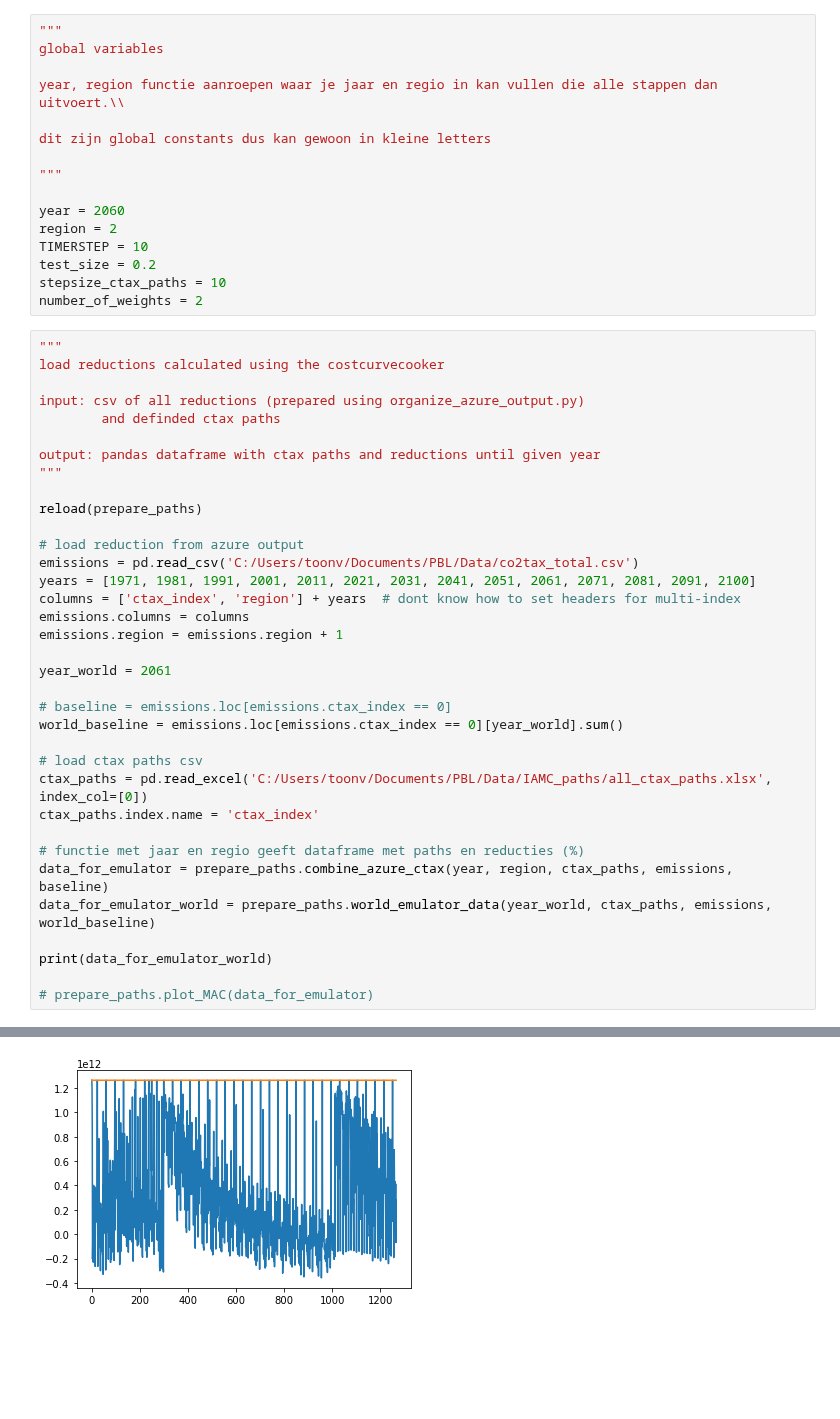
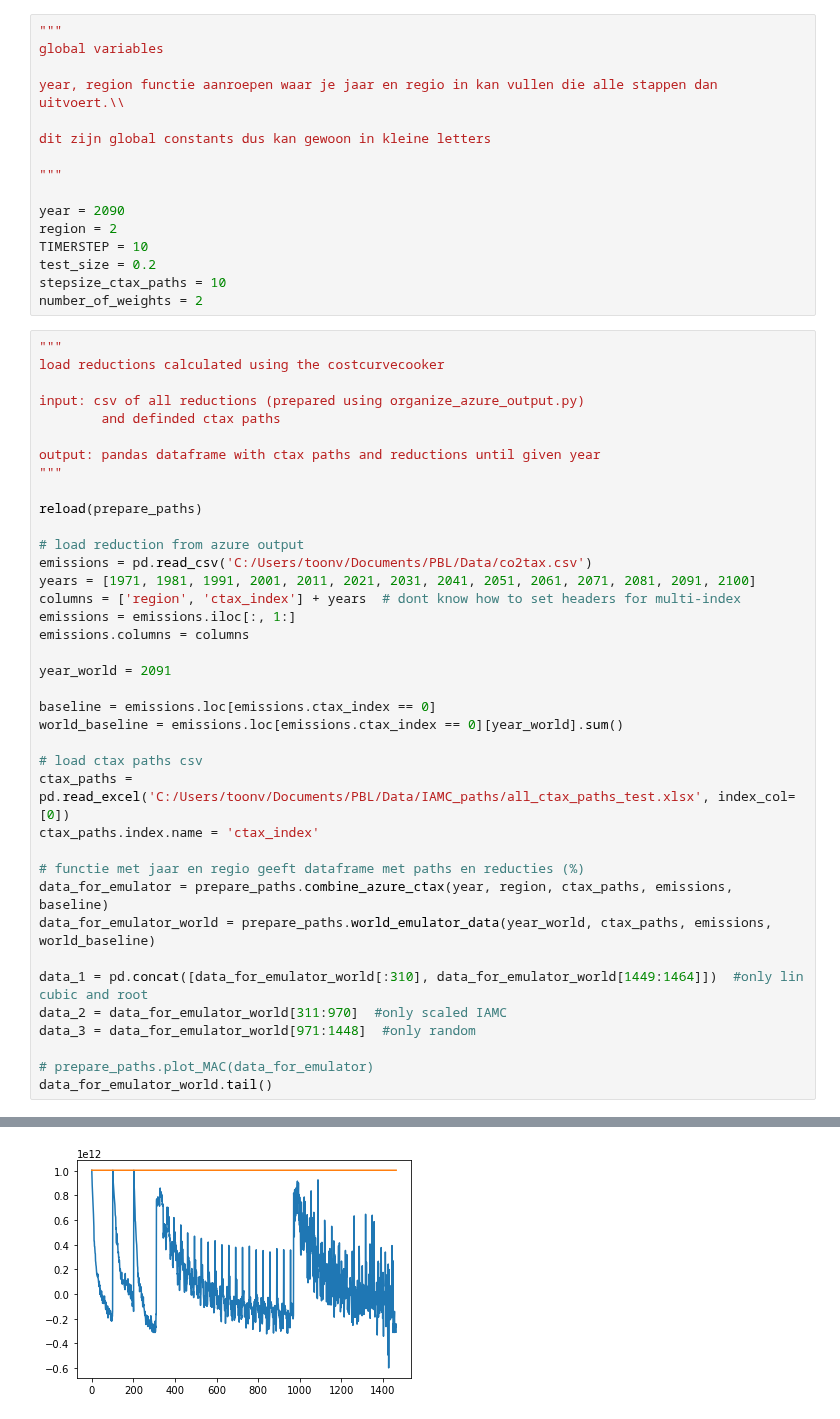
Before and after one commit to TVHTE/PBL_Code, a Jupyter notebook: Emulator/main_emulator.ipynb, the cells around one changed output, grey strips where cells are left out. Drawn from its saved outputs; the diff is of its cells as text; blank space fills up the shorter version.

```diff
--- a/Emulator/main_emulator.ipynb
+++ b/Emulator/main_emulator.ipynb
@@ -77,7 +71,7 @@ dit zijn global constants dus kan gewoon in kleine letters
 
 """
 
-year = 2060
+year = 2090
 region = 2
 TIMERSTEP = 10
 test_size = 0.2
@@ -96,27 +90,30 @@ output: pandas dataframe with ctax paths and reductions until given year
 reload(prepare_paths)
 
 # load reduction from azure output
-emissions = pd.read_csv('C:/Users/toonv/Documents/PBL/Data/co2tax_total.csv')
+emissions = pd.read_csv('C:/Users/toonv/Documents/PBL/Data/co2tax.csv')
 years = [1971, 1981, 1991, 2001, 2011, 2021, 2031, 2041, 2051, 2061, 2071, 2081, 2091, 2100]
-columns = ['ctax_index', 'region'] + years  # dont know how to set headers for multi-index
+columns = ['region', 'ctax_index'] + years  # dont know how to set headers for multi-index
+emissions = emissions.iloc[:, 1:]
 emissions.columns = columns
-emissions.region = emissions.region + 1
 
-year_world = 2061
+year_world = 2091
 
-# baseline = emissions.loc[emissions.ctax_index == 0]
+baseline = emissions.loc[emissions.ctax_index == 0]
 world_baseline = emissions.loc[emissions.ctax_index == 0][year_world].sum()
 
 # load ctax paths csv
-ctax_paths = pd.read_excel('C:/Users/toonv/Documents/PBL/Data/IAMC_paths/all_ctax_paths.xlsx', index_col=[0])
+ctax_paths = pd.read_excel('C:/Users/toonv/Documents/PBL/Data/IAMC_paths/all_ctax_paths_test.xlsx', index_col=[0])
 ctax_paths.index.name = 'ctax_index'
 
 # functie met jaar en regio geeft dataframe met paths en reducties (%)
 data_for_emulator = prepare_paths.combine_azure_ctax(year, region, ctax_paths, emissions, baseline)
 data_for_emulator_world = prepare_paths.world_emulator_data(year_world, ctax_paths, emissions, world_baseline)
 
-print(data_for_emulator_world)
+data_1 = pd.concat([data_for_emulator_world[:310], data_for_emulator_world[1449:1464]])  #only lin cubic and root
+data_2 = data_for_emulator_world[311:970]  #only scaled IAMC
+data_3 = data_for_emulator_world[971:1448]  #only random
 
 # prepare_paths.plot_MAC(data_for_emulator)
+data_for_emulator_world.tail()
 # %% [output]
 ['2020' '2030' '2040' '2050' '2060' '2070' '2080' '2090' '2100']
@@ -137,4 +126,4 @@ print(data_for_emulator_world)
-[figure, old version]
+[figure, new version]
 # %%
 """
 prepare data using prepare_df
```
Also changed, not shown: parts of 12 cells of this notebook, 4 other files.
